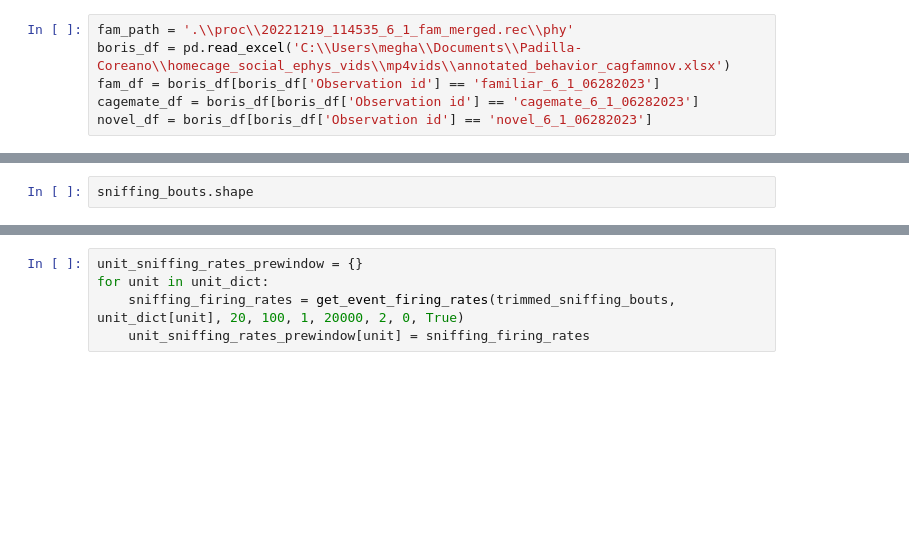
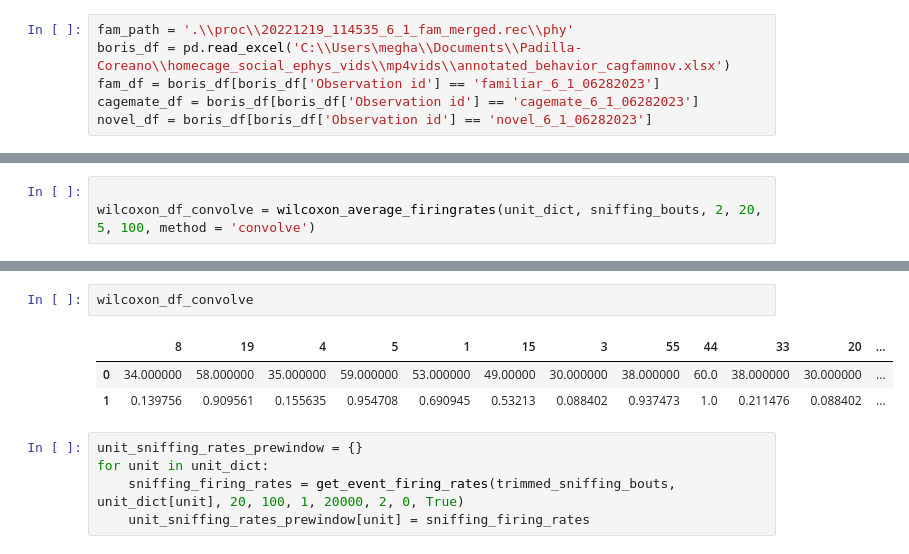
Before and after one commit to tomHep10/diff_fam_social_memory_ephys, a Jupyter notebook: Spike_analysis.ipynb, the cells around one changed output, grey strips where cells are left out. Drawn from its saved outputs; the diff is of its cells as text; blank space fills up the shorter version.

```diff
--- a/Spike_analysis.ipynb
+++ b/Spike_analysis.ipynb
@@ -315,3 +843,4 @@ mua
 # %%
-sniffing_bouts.shape
+
+wilcoxon_df_convolve = wilcoxon_average_firingrates(unit_dict, sniffing_bouts, 2, 20, 5, 100, method = 'convolve')
 # %% [output]
@@ -379,3 +896,9 @@ wilcoxon_df
+# %%
+wilcoxon_df_convolve
+# %% [output]
+|  | 8 | 19 | 4 | 5 | 1 | 15 | 3 | 55 | 44 | 33 | 20 | ... |
+| 0 | 34.000000 | 58.000000 | 35.000000 | 59.000000 | 53.000000 | 49.00000 | 30.000000 | 38.000000 | 60.0 | 38.000000 | 30.000000 | ... |
+| 1 | 0.139756 | 0.909561 | 0.155635 | 0.954708 | 0.690945 | 0.53213 | 0.088402 | 0.937473 | 1.0 | 0.211476 | 0.088402 | ... |
 # %%
 unit_sniffing_rates_prewindow = {}
 for unit in unit_dict:
```
Also changed, not shown: parts of 26 cells of this notebook, 4 other files.
